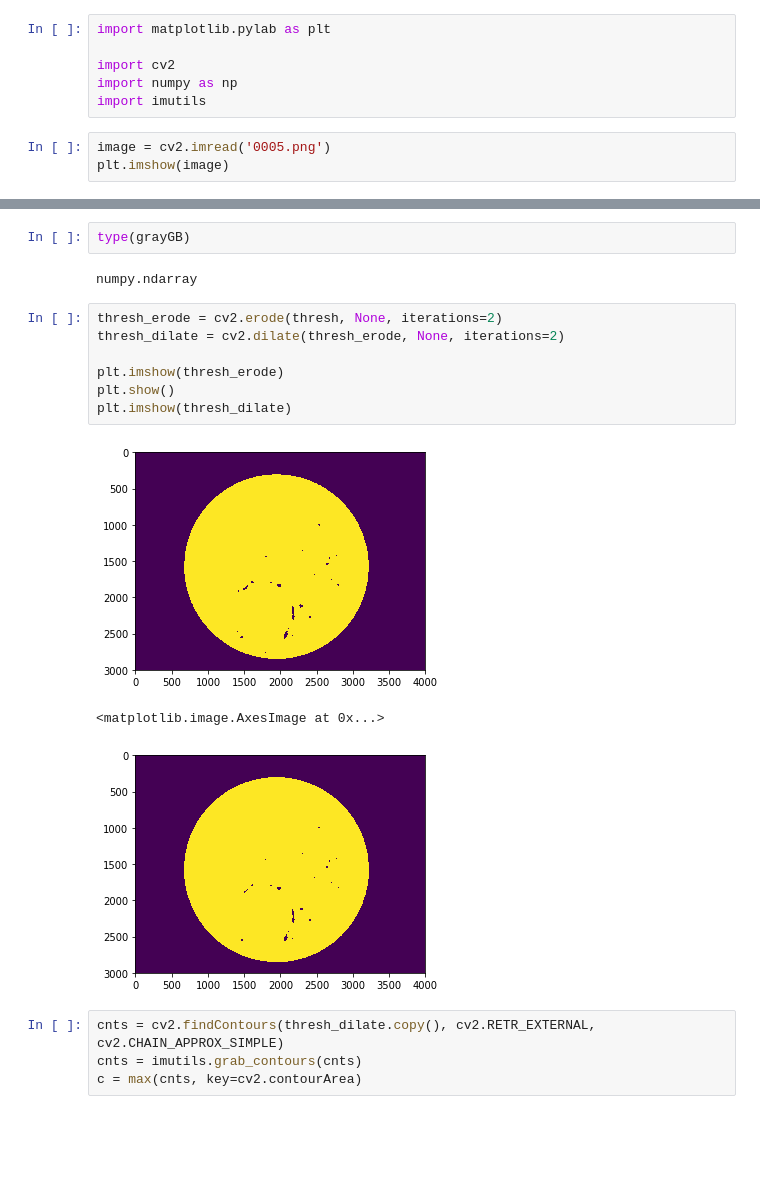
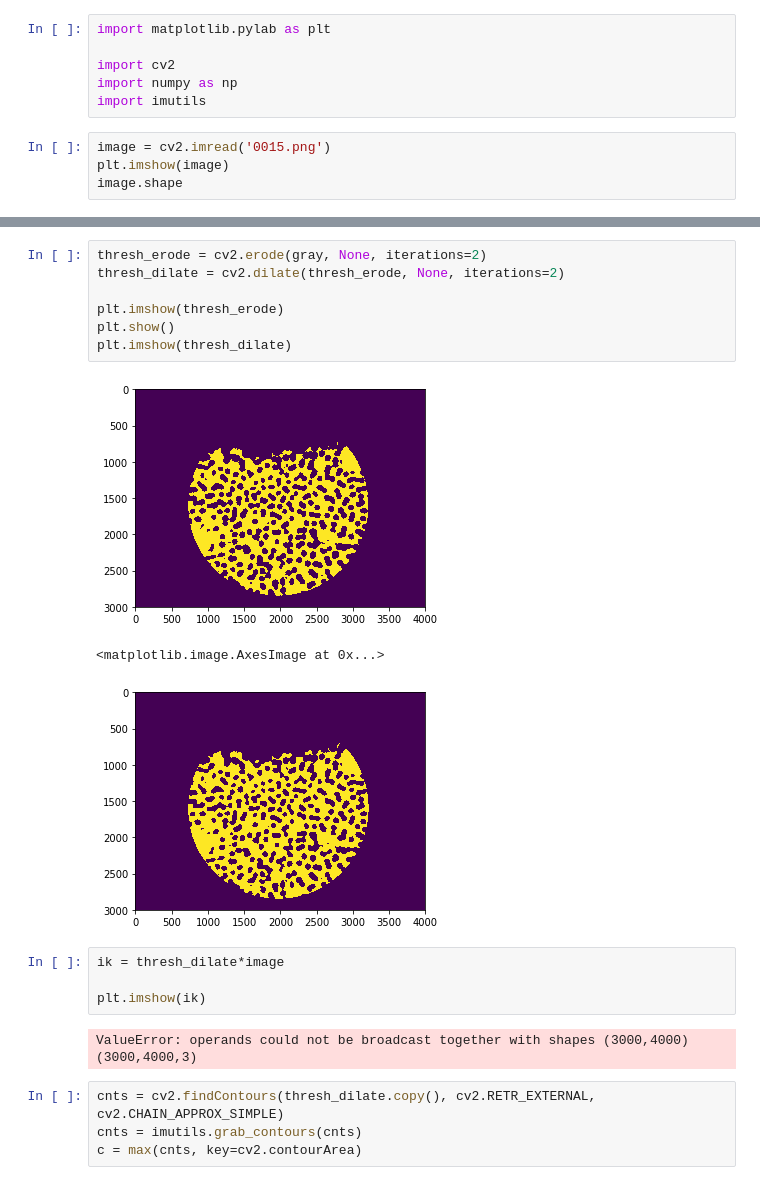
Before and after one commit to cytologyproject/Project, a Jupyter notebook: test_treshhold.ipynb, the cells around one changed output, grey strips where cells are left out. Drawn from its saved outputs; the diff is of its cells as text; blank space fills up the shorter version.

```diff
--- a/test_treshhold.ipynb
+++ b/test_treshhold.ipynb
@@ -5,6 +5,7 @@ import cv2
 import numpy as np
 import imutils
 # %%
-image = cv2.imread('0005.png')
+image = cv2.imread('0015.png')
 plt.imshow(image)
+image.shape
 # %% [output]
@@ -28,18 +25,20 @@ plt.imshow(thresh)
-# %%
-type(grayGB)
-# %% [output]
-numpy.ndarray
 # %%
-thresh_erode = cv2.erode(thresh, None, iterations=2)
+thresh_erode = cv2.erode(gray, None, iterations=2)
 thresh_dilate = cv2.dilate(thresh_erode, None, iterations=2)
 
 plt.imshow(thresh_erode)
 plt.show()
 plt.imshow(thresh_dilate)
 # %% [output]
-[figure, old version]
+[figure, new version]
 <matplotlib.image.AxesImage at 0x...>
-[figure, old version]
+[figure, new version]
+# %%
+ik = thresh_dilate*image
+
+plt.imshow(ik)
+# %% [output]
+ValueError: operands could not be broadcast together with shapes (3000,4000) (3000,4000,3)
 # %%
 cnts = cv2.findContours(thresh_dilate.copy(), cv2.RETR_EXTERNAL, cv2.CHAIN_APPROX_SIMPLE)
 cnts = imutils.grab_contours(cnts)
```
Also changed, not shown: parts of 13 cells of this notebook.
